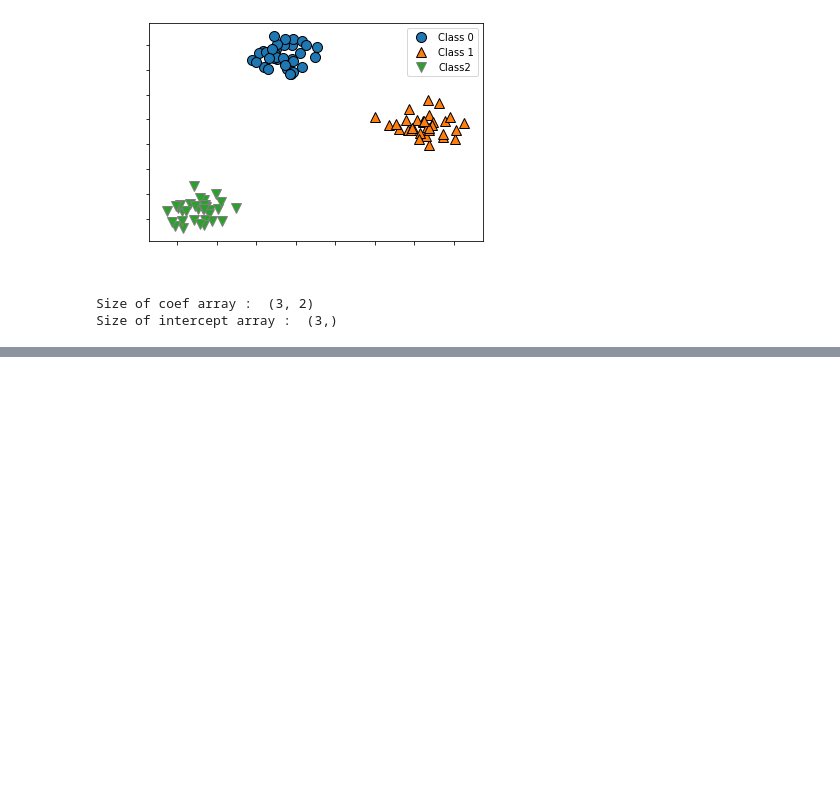
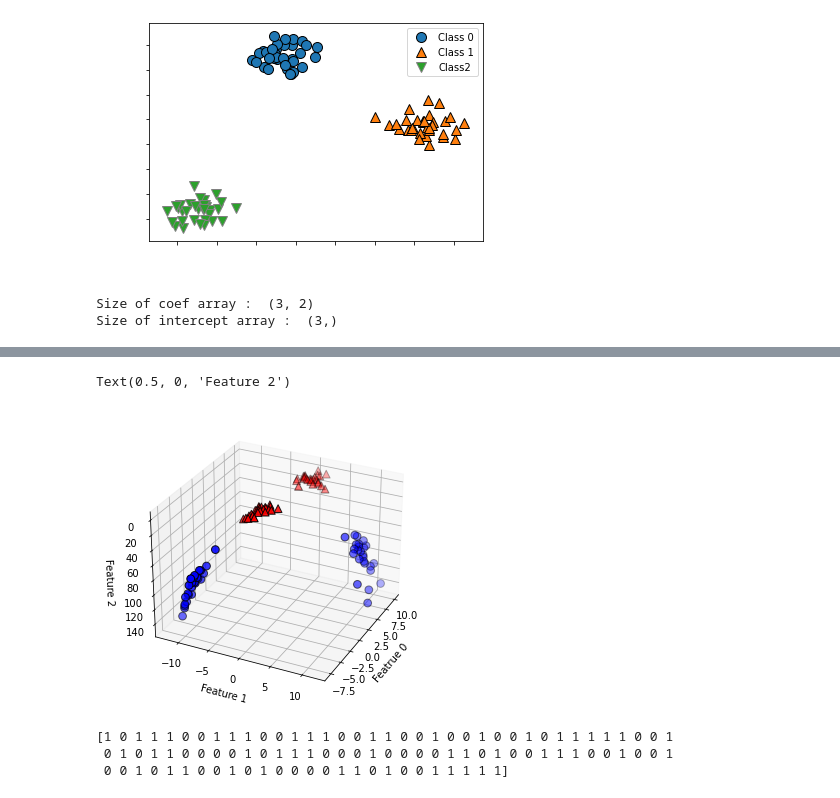
Before and after one commit to kur7258/DeepLearning_TUT, a Jupyter notebook: Classificaion_TUT.ipynb, the cells around one changed output, grey strips where cells are left out. Cells and saved outputs as stored; diff of their text form; code cells hidden in the pictures; blank space fills up the shorter version.

```diff
--- a/Classificaion_TUT.ipynb
+++ b/Classificaion_TUT.ipynb
@@ -48,0 +106,26 @@ logreg = LogisticRegression().fit(X_train, y_train)
+# %%
+# 세 번째 특성
+X_new = np.hstack([X, X[:, 1:]**2])
+# %%
+from mpl_toolkits.mplot3d import Axes3D, axes3d
+figure = plt.figure()
+# 3차원 그래프
+ax = Axes3D(figure, elev=-152, azim=-26) #보는 각도 조절
+
+mask = y == 0
+ax.scatter(X_new[mask, 0], X_new[mask, 1], X_new[mask, 2], c='b',
+          cmap=mglearn.cm2, s=60, edgecolor='k')
+ax.scatter(X_new[~mask, 0], X_new[~mask, 1], X_new[~mask, 2], c='r', marker='^',
+          cmap=mglearn.cm2, s=60, edgecolor='k')
+ax.set_xlabel('Featrue 0')
+ax.set_ylabel('Feature 1')
+ax.set_zlabel('Feature 2')
+# %% [output]
+Text(0.5, 0, 'Feature 2')
+[figure, added]
+# %%
+print(y)
+# %% [output]
+[1 0 1 1 1 0 0 1 1 1 0 0 1 1 1 0 0 1 1 0 0 1 0 0 1 0 0 1 0 1 1 1 1 1 0 0 1
+ 0 1 0 1 1 0 0 0 0 1 0 1 1 1 0 0 0 1 0 0 0 0 1 1 0 1 0 0 1 1 1 0 0 1 0 0 1
+ 0 0 1 0 1 1 0 0 1 0 1 0 0 0 0 1 1 0 1 0 0 1 1 1 1 1]
```
Also changed, not shown: parts of 15 cells of this notebook, 38 other files.
